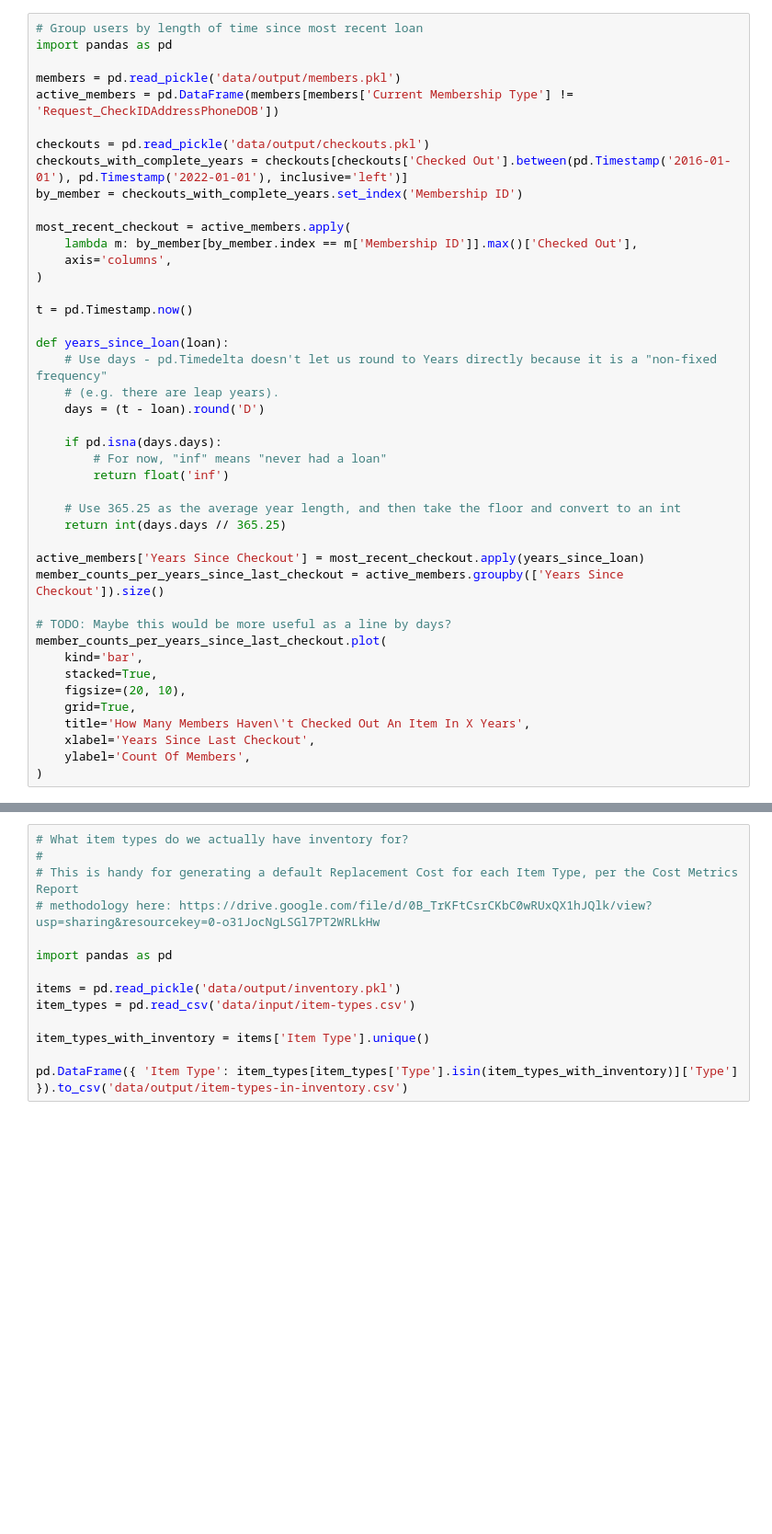
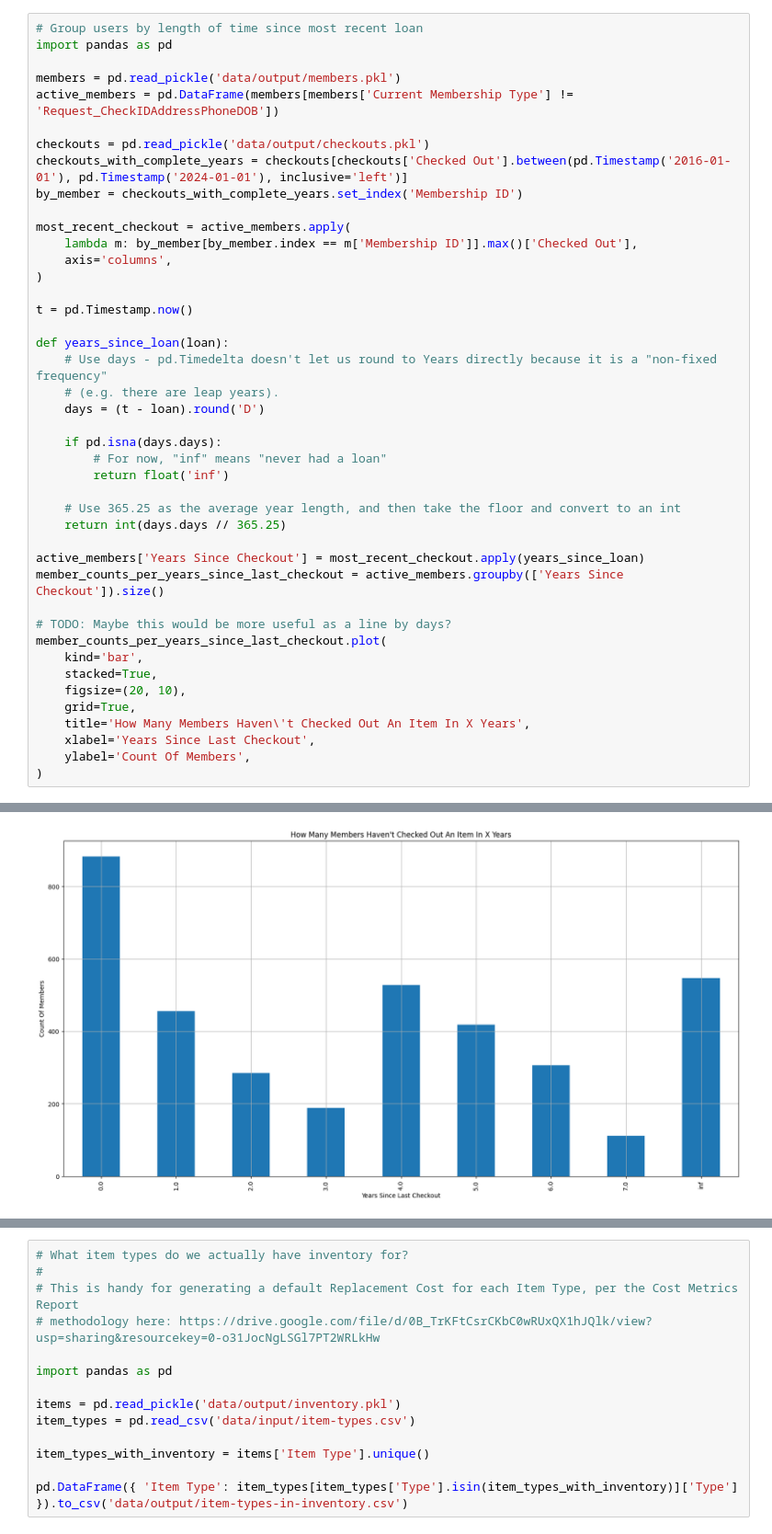
Before and after one commit to mshenfield/chtl-data-pipeline, a Jupyter notebook: 02_reports.ipynb, the cells around one changed output, grey strips where cells are left out. Shown at 92% size. Drawn from its saved outputs; the diff is of its cells as text; blank space fills up the shorter version.

```diff
--- a/02_reports.ipynb
+++ b/02_reports.ipynb
@@ -166,7 +231,7 @@ members = pd.read_pickle('data/output/members.pkl')
 active_members = pd.DataFrame(members[members['Current Membership Type'] != 'Request_CheckIDAddressPhoneDOB'])
 
 checkouts = pd.read_pickle('data/output/checkouts.pkl')
-checkouts_with_complete_years = checkouts[checkouts['Checked Out'].between(pd.Timestamp('2016-01-01'), pd.Timestamp('2022-01-01'), inclusive='left')]
+checkouts_with_complete_years = checkouts[checkouts['Checked Out'].between(pd.Timestamp('2016-01-01'), pd.Timestamp('2024-01-01'), inclusive='left')]
 by_member = checkouts_with_complete_years.set_index('Membership ID')
 
 most_recent_checkout = active_members.apply(
@@ -201,3 +266,4 @@ member_counts_per_years_since_last_checkout.plot(
     xlabel='Years Since Last Checkout',
     ylabel='Count Of Members',
 )
+# %% [output]
@@ -204,3 +271,4 @@ member_counts_per_years_since_last_checkout.plot(
+[figure, added]
 # %%
 import pandas as pd
 
```
Also changed, not shown: parts of 15 cells of this notebook, 15 other files.
